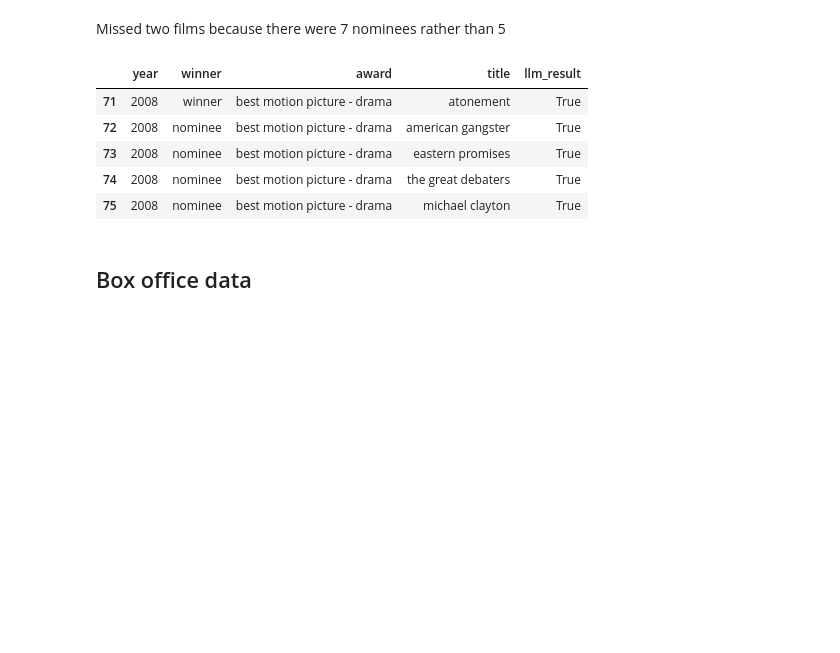
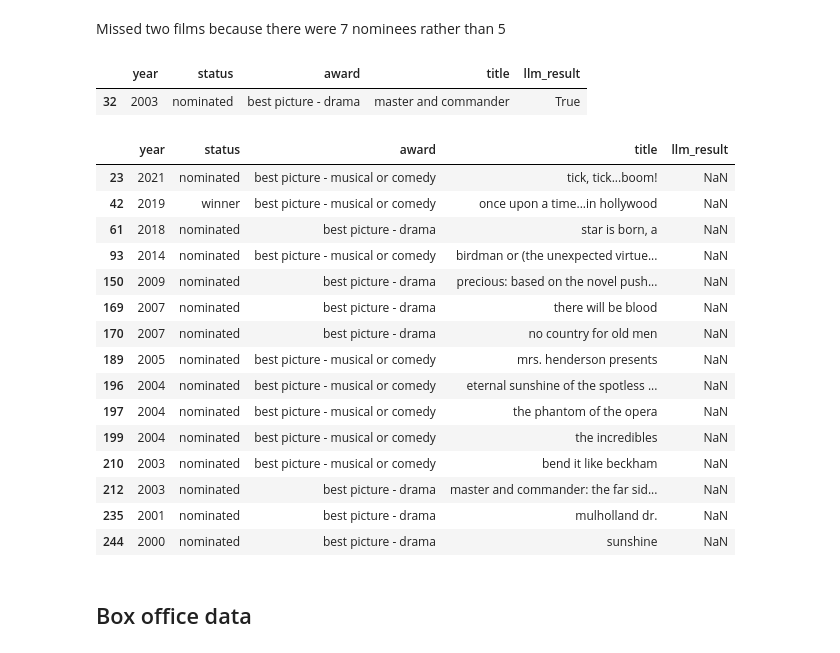
Before and after one commit to map222/vibe-arbitrage, a Jupyter notebook: GradStudentEval.ipynb, the cells around one changed output. Cells and saved outputs as stored; diff of their text form; code cells hidden in the pictures; blank space fills up the shorter version.

```diff
--- a/GradStudentEval.ipynb
+++ b/GradStudentEval.ipynb
@@ -54,25 +41,20 @@ gg_golden_data = (dfs_from_sheets['golden_globes']
 #### Load Claude data
 # %%
 picture_loc = eval_loc + 'picture/'
-claude = {}
-gemini = {}
-claude['haiku'] = pd.read_csv(picture_loc + 'claude_haiku_4.5_gg_picture_y6.tsv', sep = '\t')
-claude['sonnet'] = pd.read_csv(picture_loc + 'claude_sonnet_4.5_gg_picture_y6.tsv', sep = '\t')
-claude['opus'] = pd.read_csv(picture_loc + 'claude_opus_4.5_gg_picture_y6.tsv', sep = '\t')
-gemini['thinking'] = pd.read_csv(picture_loc + 'gemini_thinking_3_gg_picture_y6.tsv', sep = '\t')
-gemini['fast1'] = pd.read_csv(picture_loc + 'gemini_fast_3_gg_picture_y6_sample1.tsv', sep = '\t')
-gemini['fast2'] = pd.read_csv(picture_loc + 'gemini_fast_3_gg_picture_y6_sample2.tsv', sep = '\t')
+data = {}
+data['haiku4.5'] = pd.read_csv(picture_loc + 'claude_haiku_4.5_gg_picture_y6.tsv', sep = '\t')
+data['sonnet4.5'] = pd.read_csv(picture_loc + 'claude_sonnet_4.5_gg_picture_y6.tsv', sep = '\t')
+data['opus4.5'] = pd.read_csv(picture_loc + 'claude_opus_4.5_gg_picture_y6.tsv', sep = '\t')
+data['thinking3'] = pd.read_csv(picture_loc + 'gemini_thinking_3_gg_picture_y6.tsv', sep = '\t')
+data['fast3_1'] = pd.read_csv(picture_loc + 'gemini_fast_3_gg_picture_y6_sample1.tsv', sep = '\t')
+data['fast3_2'] = pd.read_csv(picture_loc + 'gemini_fast_3_gg_picture_y6_sample2.tsv', sep = '\t')
 
-
-for df in claude.values():
-  df['llm_result'] = True
-for df in gemini.values():
-  df['llm_result'] = True
+for df in data.values():
+    df['llm_result'] = True
-# %%
-for df in claude.values():
-  df = clean_award_data(df)
-for df in gemini.values():
-  df = clean_award_data(df)
-gg_golden_data = clean_award_data(gg_golden_data)
+# %%
+
+for key, df in data.items():
+    data[key] = clean_award_data(df)
+gg_golden_data = clean_award_data(gg_golden_data)
 # %% [markdown]
 ### Merge and eval
@@ -112,0 +61,9 @@ gemini
+# %%
+merges = {}
+for model in ['haiku4.5', 'sonnet4.5']:
+    merges[model] = gg_golden_data.merge(data[model], on = ('year', 'status', 'award', 'title'), how = 'left')
+
+for model in ['opus4.5','thinking3', 'fast3_1', 'fast3_2']:
+    shift_df = data[model].copy()
+    shift_df['year'] = shift_df['year'] - 1
+    merges[model + '_shift'] = gg_golden_data.merge(shift_df, on = ('year', 'status', 'award', 'title'), how = 'left')
@@ -113,11 +120,26 @@ gemini
 # %% [markdown]
 Missed two films because there were 7 nominees rather than 5
-# %%
-sonnet_shift.query('year == 2008 and award == "best motion picture - drama"')
-# %% [output]
-|  | year | winner | award | title | llm_result |
-| 71 | 2008 | winner | best motion picture - drama | atonement | True |
-| 72 | 2008 | nominee | best motion picture - drama | american gangster | True |
-| 73 | 2008 | nominee | best motion picture - drama | eastern promises | True |
-| 74 | 2008 | nominee | best motion picture - drama | the great debaters | True |
-| 75 | 2008 | nominee | best motion picture - drama | michael clayton | True |
+# %%
+data['sonnet'].loc[data['sonnet']['title'].str.contains('commander')]
+# %% [output]
+|  | year | status | award | title | llm_result |
+| 32 | 2003 | nominated | best picture - drama | master and commander | True |
+# %%
+merges['sonnet'].loc[merges['sonnet']['llm_result'].isnull()]
+# %% [output]
+|  | year | status | award | title | llm_result |
+| 23 | 2021 | nominated | best picture - musical or comedy | tick, tick...boom! | NaN |
+| 42 | 2019 | winner | best picture - musical or comedy | once upon a time...in hollywood | NaN |
+| 61 | 2018 | nominated | best picture - drama | star is born, a | NaN |
+| 93 | 2014 | nominated | best picture - musical or comedy | birdman or (the unexpected virtue... | NaN |
+| 150 | 2009 | nominated | best picture - drama | precious: based on the novel push... | NaN |
+| 169 | 2007 | nominated | best picture - drama | there will be blood | NaN |
+| 170 | 2007 | nominated | best picture - drama | no country for old men | NaN |
+| 189 | 2005 | nominated | best picture - musical or comedy | mrs. henderson presents | NaN |
+| 196 | 2004 | nominated | best picture - musical or comedy | eternal sunshine of the spotless ... | NaN |
+| 197 | 2004 | nominated | best picture - musical or comedy | the phantom of the opera | NaN |
+| 199 | 2004 | nominated | best picture - musical or comedy | the incredibles | NaN |
+| 210 | 2003 | nominated | best picture - musical or comedy | bend it like beckham | NaN |
+| 212 | 2003 | nominated | best picture - drama | master and commander: the far sid... | NaN |
+| 235 | 2001 | nominated | best picture - drama | mulholland dr. | NaN |
+| 244 | 2000 | nominated | best picture - drama | sunshine | NaN |
```
Also changed, not shown: parts of 39 cells of this notebook, 6 other files.
